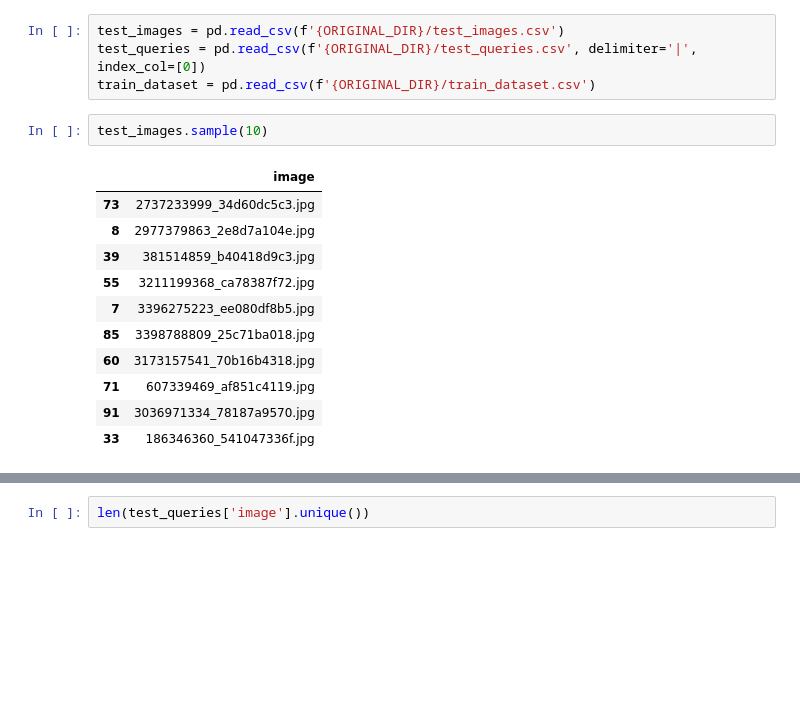
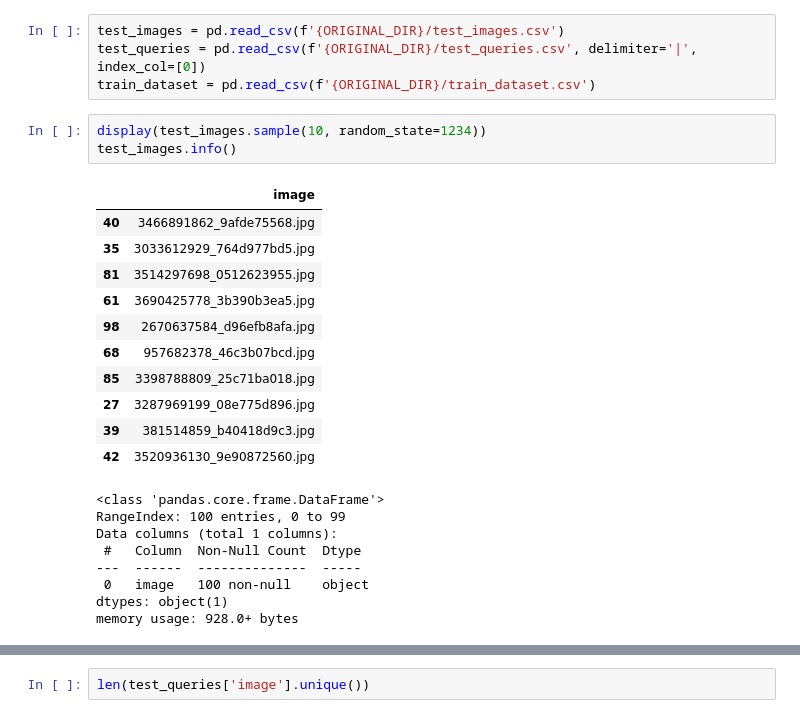
Before and after one commit to kirillva/project04, a Jupyter notebook: index.ipynb, the cells around one changed output, grey strips where cells are left out. Drawn from its saved outputs; the diff is of its cells as text; blank space fills up the shorter version.

```diff
--- a/index.ipynb
+++ b/index.ipynb
@@ -218,16 +304,25 @@ test_images = pd.read_csv(f'{ORIGINAL_DIR}/test_images.csv')
 test_queries = pd.read_csv(f'{ORIGINAL_DIR}/test_queries.csv', delimiter='|', index_col=[0])
 train_dataset = pd.read_csv(f'{ORIGINAL_DIR}/train_dataset.csv')
 # %%
-test_images.sample(10)
+display(test_images.sample(10, random_state=1234))
+test_images.info()
 # %% [output]
 |  | image |
-| 73 | 2737233999_34d60dc5c3.jpg |
-| 8 | 2977379863_2e8d7a104e.jpg |
+| 40 | 3466891862_9afde75568.jpg |
+| 35 | 3033612929_764d977bd5.jpg |
+| 81 | 3514297698_0512623955.jpg |
+| 61 | 3690425778_3b390b3ea5.jpg |
+| 98 | 2670637584_d96efb8afa.jpg |
+| 68 | 957682378_46c3b07bcd.jpg |
+| 85 | 3398788809_25c71ba018.jpg |
+| 27 | 3287969199_08e775d896.jpg |
 | 39 | 381514859_b40418d9c3.jpg |
-| 55 | 3211199368_ca78387f72.jpg |
-| 7 | 3396275223_ee080df8b5.jpg |
-| 85 | 3398788809_25c71ba018.jpg |
-| 60 | 3173157541_70b16b4318.jpg |
-| 71 | 607339469_af851c4119.jpg |
-| 91 | 3036971334_78187a9570.jpg |
-| 33 | 186346360_541047336f.jpg |
+| 42 | 3520936130_9e90872560.jpg |
+<class 'pandas.core.frame.DataFrame'>
+RangeIndex: 100 entries, 0 to 99
+Data columns (total 1 columns):
+ #   Column  Non-Null Count  Dtype
+---  ------  --------------  -----
+ 0   image   100 non-null    object
+dtypes: object(1)
+memory usage: 928.0+ bytes
```
Also changed, not shown: parts of 65 cells of this notebook.
